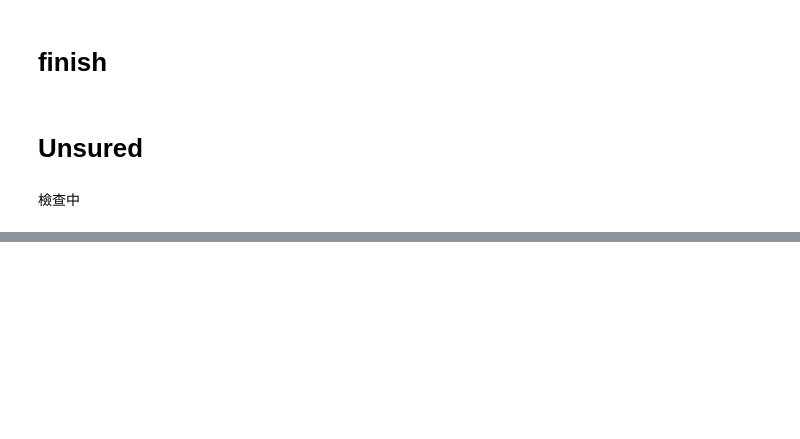
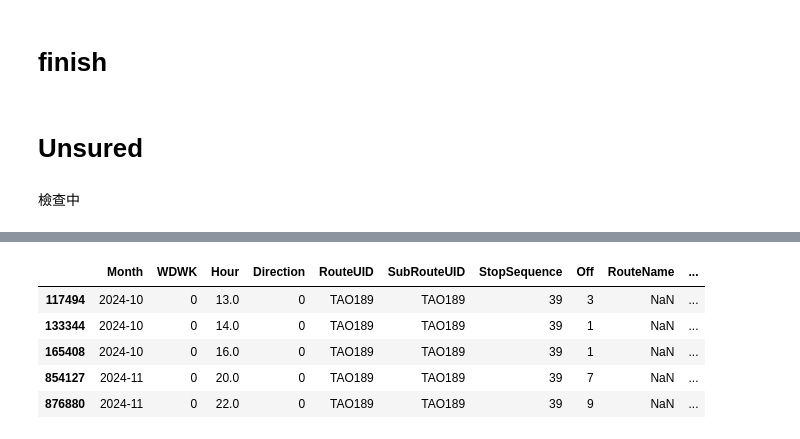
Before and after one commit to KaiChiehKJ/THI-6800-BusTicket, a Jupyter notebook: 03_TicketAnalysisCode.ipynb, the cells around one changed output, grey strips where cells are left out. Cells and saved outputs as stored; diff of their text form; code cells hidden in the pictures; blank space fills up the shorter version.

```diff
--- a/03_TicketAnalysisCode.ipynb
+++ b/03_TicketAnalysisCode.ipynb
@@ -1011,6 +1011,6 @@ def seq_withhour(monthlist,
 
     return df_hourseq
 # %%
-dfbackup = pd.read_csv(os.path.join(hourlycount_folder, '上下車區分票種分時計次.csv'))
+df = pd.read_csv(os.path.join(hourlycount_folder, '上下車區分票種分時計次.csv'))
 # %%
 df = dfbackup.copy()
@@ -1018,20 +1020,25 @@ df = dfbackup.copy()
 檢查中
 # %%
 def seq_on_and_off_count(hourlycount_folder):
-    # 分析02: 重新比對站序 & 處理站間量
+    '''分析02: 重新比對站序 & 處理站間量'''
+
+    df_hourseq = seq_withhour(monthlist=['2024-10', '2024-11'])
+
     df = pd.read_csv(os.path.join(hourlycount_folder, '上下車區分票種分時計次.csv'))
 
-    reindexcolumns = ['InfoDate', 'WDWK', 'BoardingHour', 'DeboardingHour',
+    df['InfoDate'] = pd.to_datetime(df['InfoDate'], errors='coerce')
+    df['Month'] = df['InfoDate'].dt.to_period('M')
+    reindexcolumns = ['InfoDate', 'Month', 'WDWK', 'BoardingHour', 'DeboardingHour',
                     'RouteUID', 'RouteName', 'SubRouteUID', 'SubRouteName', 'Direction',
                     'BoardingStopUID', 'BoardingStopName', 'BoardingStopSequence',
                     'DeboardingStopUID', 'DeboardingStopName', 'DeboardingStopSequence',
                     'Count']
+    df = df.reindex(columns = reindexcolumns)
 
-    df = df.reindex(columns = reindexcolumns)
-    df['InfoDate'] = pd.to_datetime(df['InfoDate'], errors='coerce')
-    df['Month'] = df['InfoDate'].dt.to_period('M')
+
+    # 針對原始的OD起訖資料進行過濾
     df = df[df['WDWK'].isin([0,1])]
-
+    df = df[(df['BoardingHour'] != -99) & (df['DeboardingHour'] != -99)]
 
     df_on = df.reindex(columns = ['Month', 'WDWK', 'BoardingHour', 'Direction', 'RouteUID', 'SubRouteUID', 'BoardingStopSequence', 'Count']).rename(columns = {'BoardingHour':'Hour', 'BoardingStopSequence':'StopSequence', 'Count':'On'})
     on_groupby_columns = [c for c in df_on.columns if c != "On"]
@@ -1043,7 +1050,7 @@ def seq_on_and_off_count(hourlycount_folder):
     df_off[off_groupby_columns] = df_off[off_groupby_columns].fillna('-99')
     df_off = df_off.groupby(off_groupby_columns).agg({'Off': 'sum'}).reset_index()
 
-    df_hourseq = seq_withhour(monthlist=['2024-10', '2024-11'])
+
 
     dfcount = pd.merge(df_hourseq,
                     df_on,
@@ -1064,0 +1096,7 @@ df_hourseq = seq_withhour(monthlist=['2024-10', '2024-11'])
+# %%
+unmatched_off = df_off.merge(
+    df_hourseq,
+    on=['Month', 'WDWK', 'Hour', 'RouteUID', 'SubRouteUID', 'Direction', 'StopSequence'],
+    how='left',
+    indicator=True
+).query("_merge == 'left_only'")
@@ -1064,0 +1135,9 @@ df_hourseq = seq_withhour(monthlist=['2024-10', '2024-11'])
+# %%
+unmatched_off[unmatched_off['RouteUID'] == 'TAO189']
+# %% [output]
+|  | Month | WDWK | Hour | Direction | RouteUID | SubRouteUID | StopSequence | Off | RouteName | ... |
+| 117494 | 2024-10 | 0 | 13.0 | 0 | TAO189 | TAO189 | 39 | 3 | NaN | ... |
+| 133344 | 2024-10 | 0 | 14.0 | 0 | TAO189 | TAO189 | 39 | 1 | NaN | ... |
+| 165408 | 2024-10 | 0 | 16.0 | 0 | TAO189 | TAO189 | 39 | 1 | NaN | ... |
+| 854127 | 2024-11 | 0 | 20.0 | 0 | TAO189 | TAO189 | 39 | 7 | NaN | ... |
+| 876880 | 2024-11 | 0 | 22.0 | 0 | TAO189 | TAO189 | 39 | 9 | NaN | ... |
```
Also changed, not shown: parts of 10 cells of this notebook.
